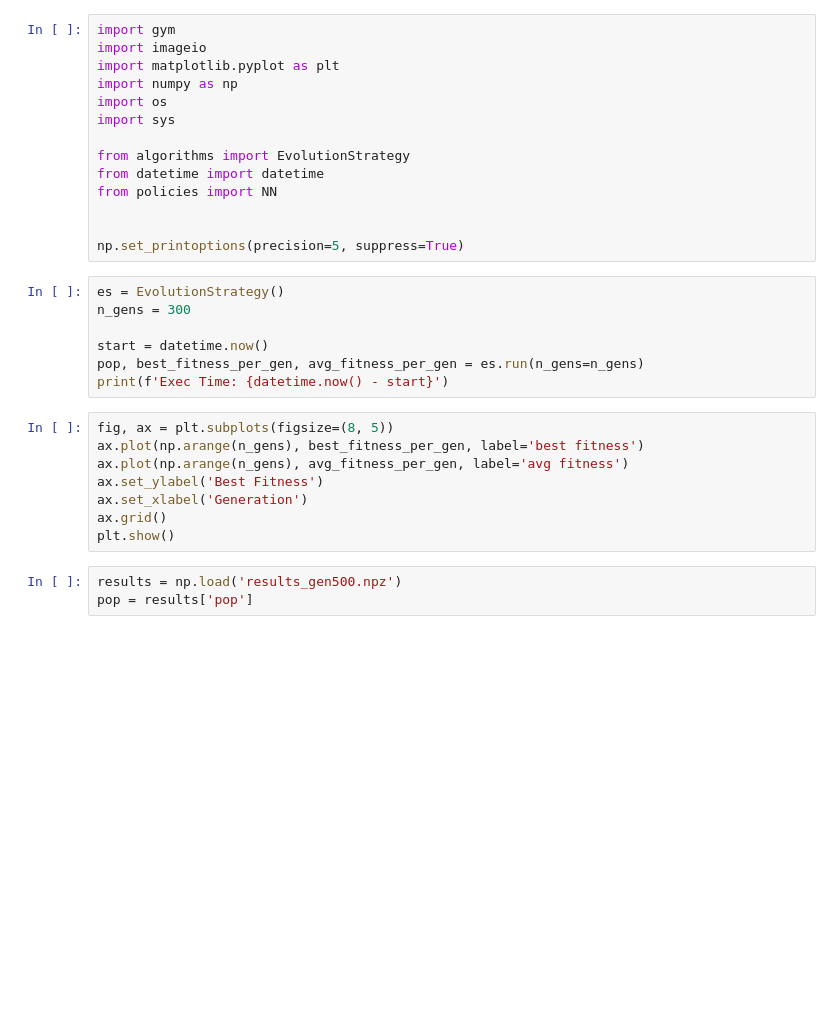
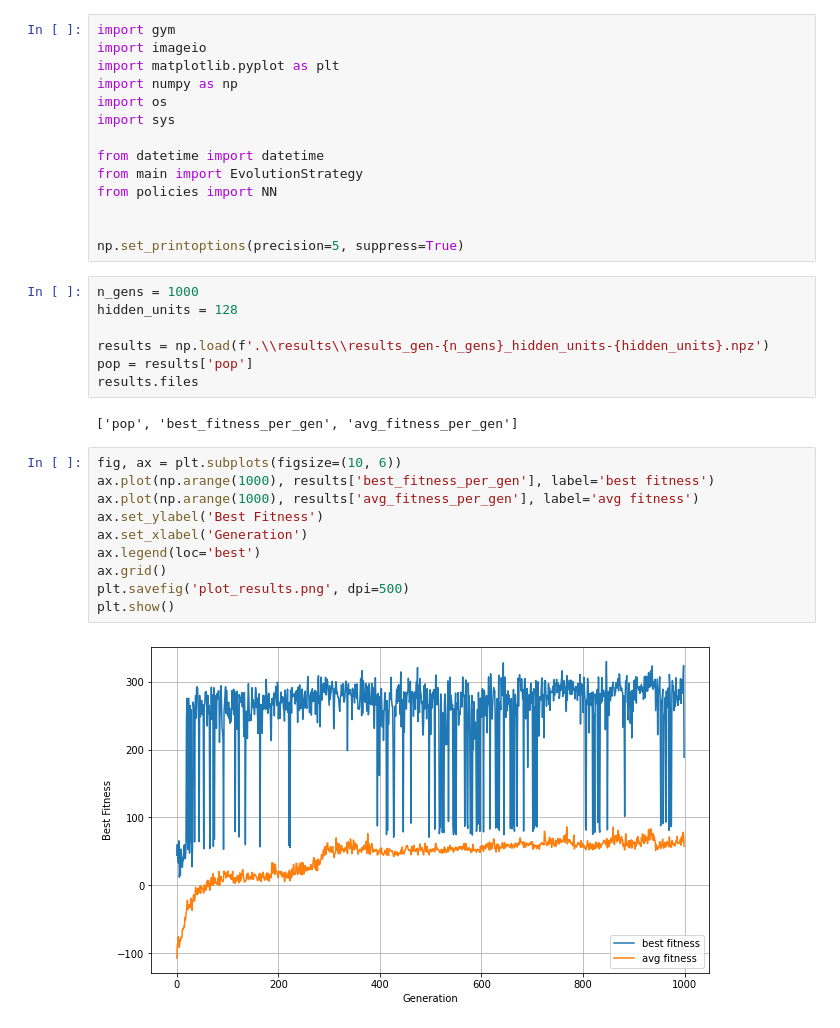
Before and after one commit to antonionicampos/lander-control-using-ga, a Jupyter notebook: es-lander-control.ipynb, the cells around one changed output. Saved outputs shown, nothing was run; the diff lists cells and outputs as text; blank space fills up the shorter version.

```diff
--- a/es-lander-control.ipynb
+++ b/es-lander-control.ipynb
@@ -6,30 +6,33 @@ import numpy as np
 import os
 import sys
 
-from algorithms import EvolutionStrategy
 from datetime import datetime
+from main import EvolutionStrategy
 from policies import NN
 
 
 np.set_printoptions(precision=5, suppress=True)
-# %%
-es = EvolutionStrategy()
-n_gens = 300
-
-start = datetime.now()
-pop, best_fitness_per_gen, avg_fitness_per_gen = es.run(n_gens=n_gens)
-print(f'Exec Time: {datetime.now() - start}')
-# %%
-fig, ax = plt.subplots(figsize=(8, 5))
-ax.plot(np.arange(n_gens), best_fitness_per_gen, label='best fitness')
-ax.plot(np.arange(n_gens), avg_fitness_per_gen, label='avg fitness')
-ax.set_ylabel('Best Fitness')
-ax.set_xlabel('Generation')
-ax.grid()
-plt.show()
 # %%
-results = np.load('results_gen500.npz')
+n_gens = 1000
+hidden_units = 128
+
+results = np.load(f'.\\results\\results_gen-{n_gens}_hidden_units-{hidden_units}.npz')
 pop = results['pop']
+results.files
+# %% [output]
+['pop', 'best_fitness_per_gen', 'avg_fitness_per_gen']
+# %%
+fig, ax = plt.subplots(figsize=(10, 6))
+ax.plot(np.arange(1000), results['best_fitness_per_gen'], label='best fitness')
+ax.plot(np.arange(1000), results['avg_fitness_per_gen'], label='avg fitness')
+ax.set_ylabel('Best Fitness')
+ax.set_xlabel('Generation')
+ax.legend(loc='best')
+ax.grid()
+plt.savefig('plot_results.png', dpi=500)
+plt.show()
+# %% [output]
+[figure, added]
 # %%
 env = gym.make("LunarLander-v2")
 
```
Also changed, not shown: parts of 3 cells of this notebook.
